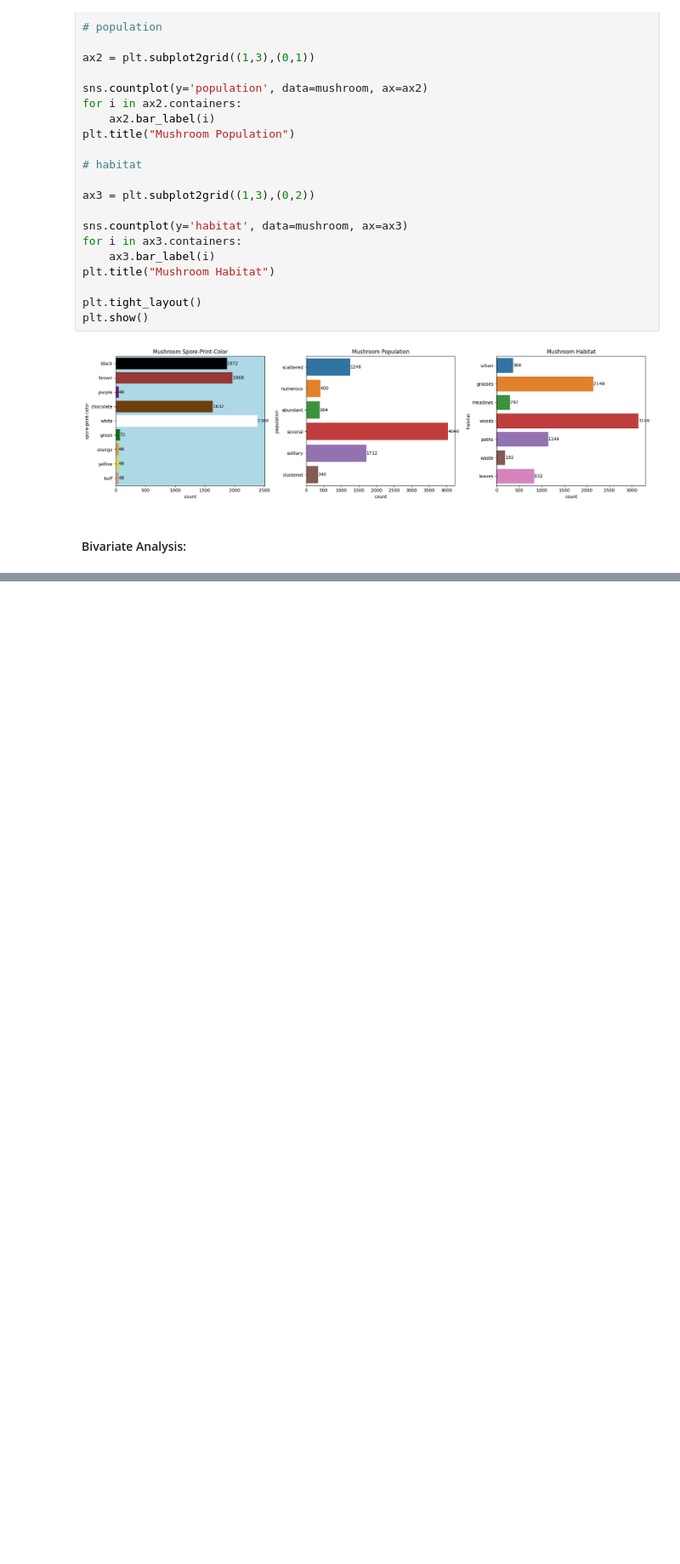
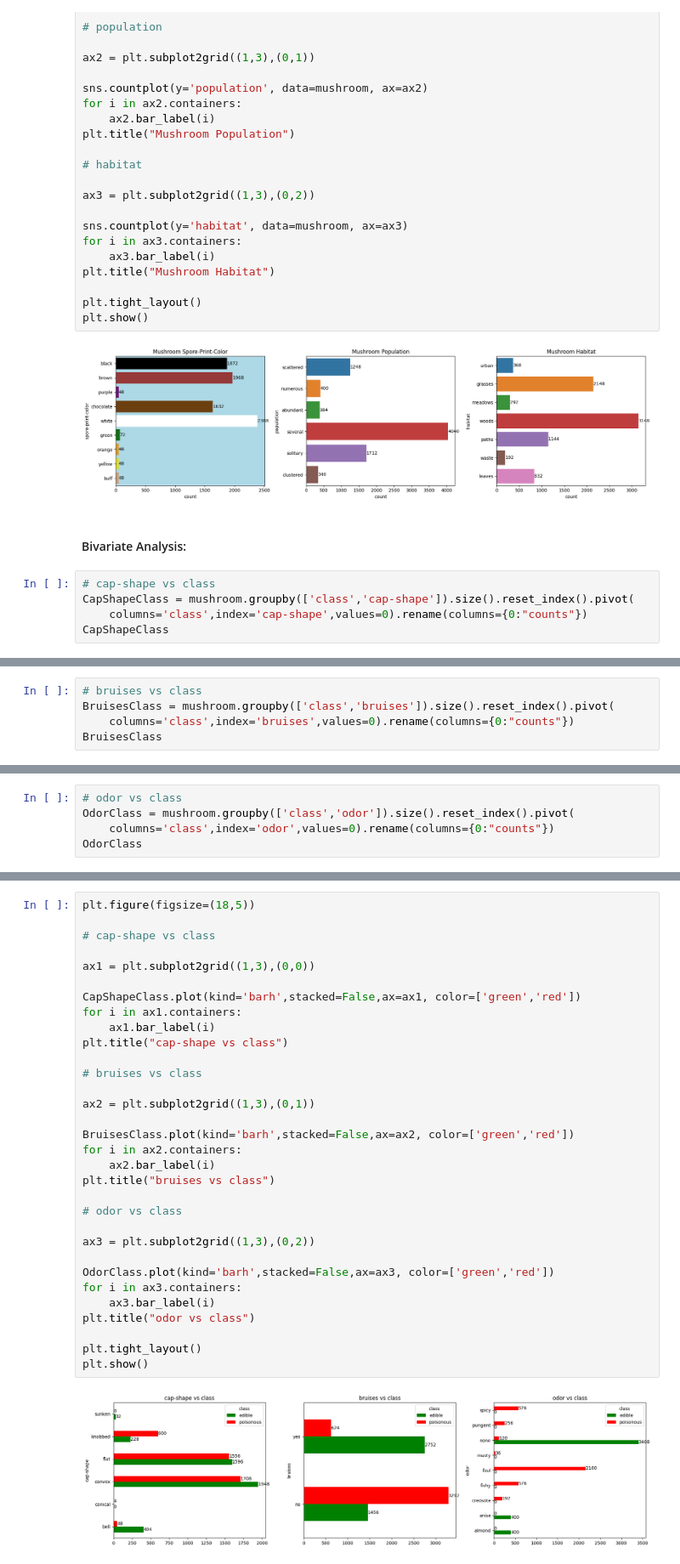
Before and after one commit to Akshay-Paunikar/iNeuron_Mushroom_Classification, a Jupyter notebook: mushroom/notebook/mushroom_EDA.ipynb, the cells around one changed output, grey strips where cells are left out. Shown at 85% size. Drawn from its saved outputs; the diff is of its cells as text; blank space fills up the shorter version.

```diff
--- a/mushroom/notebook/mushroom_EDA.ipynb
+++ b/mushroom/notebook/mushroom_EDA.ipynb
@@ -627,3 +627,8 @@ plt.show()
 [figure]
 # %% [markdown]
 #### Bivariate Analysis:
+# %%
+# cap-shape vs class
+CapShapeClass = mushroom.groupby(['class','cap-shape']).size().reset_index().pivot(
+    columns='class',index='cap-shape',values=0).rename(columns={0:"counts"})
+CapShapeClass
@@ -629,0 +644,5 @@ plt.show()
+# %%
+# bruises vs class
+BruisesClass = mushroom.groupby(['class','bruises']).size().reset_index().pivot(
+    columns='class',index='bruises',values=0).rename(columns={0:"counts"})
+BruisesClass
@@ -629,0 +654,5 @@ plt.show()
+# %%
+# odor vs class
+OdorClass = mushroom.groupby(['class','odor']).size().reset_index().pivot(
+    columns='class',index='odor',values=0).rename(columns={0:"counts"})
+OdorClass
@@ -629,0 +671,34 @@ plt.show()
+# %%
+plt.figure(figsize=(18,5))
+
+# cap-shape vs class
+
+ax1 = plt.subplot2grid((1,3),(0,0))
+
+CapShapeClass.plot(kind='barh',stacked=False,ax=ax1, color=['green','red'])
+for i in ax1.containers:
+    ax1.bar_label(i)
+plt.title("cap-shape vs class")
+
+# bruises vs class
+
+ax2 = plt.subplot2grid((1,3),(0,1))
+
+BruisesClass.plot(kind='barh',stacked=False,ax=ax2, color=['green','red'])
+for i in ax2.containers:
+    ax2.bar_label(i)
+plt.title("bruises vs class")
+
+# odor vs class
+
+ax3 = plt.subplot2grid((1,3),(0,2))
+
+OdorClass.plot(kind='barh',stacked=False,ax=ax3, color=['green','red'])
+for i in ax3.containers:
+    ax3.bar_label(i)
+plt.title("odor vs class")
+
+plt.tight_layout()
+plt.show()
+# %% [output]
+[figure, added]
```
Also changed, not shown: parts of 24 cells of this notebook.
